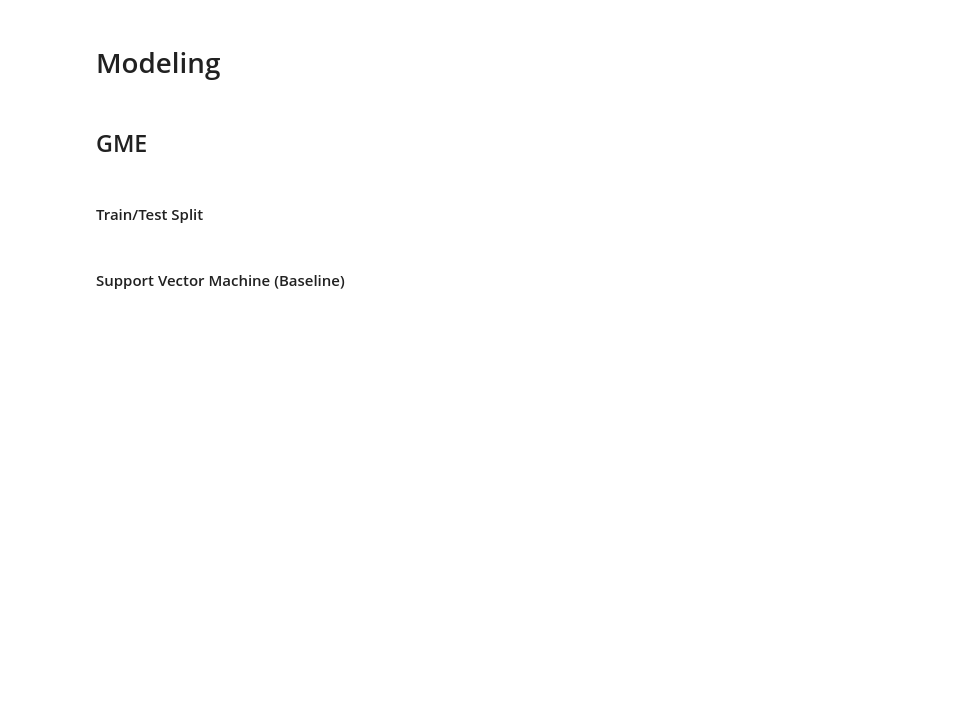
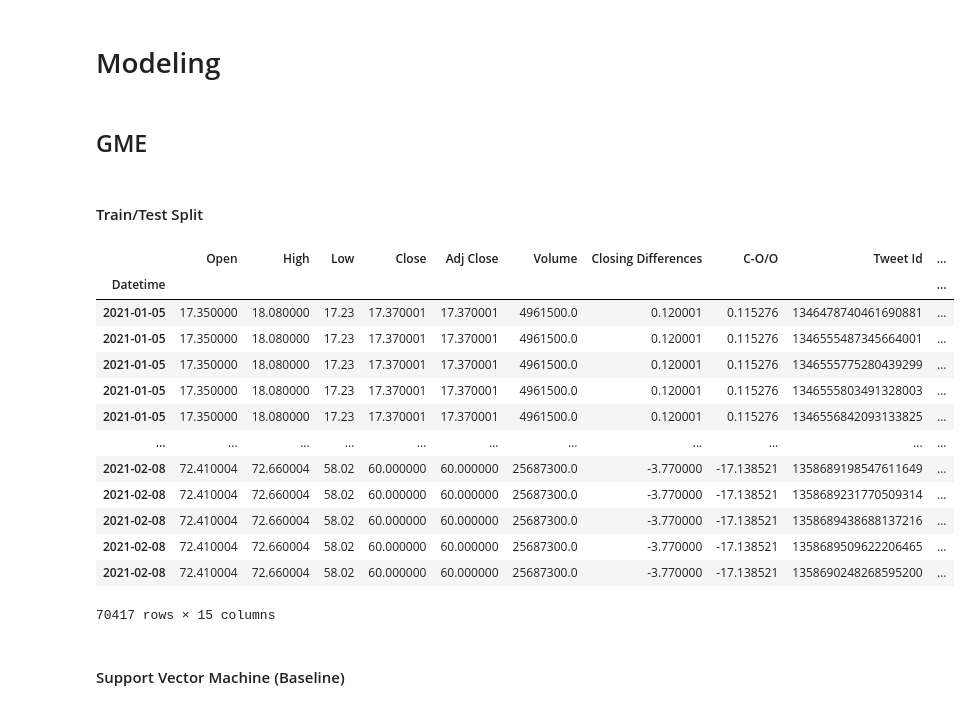
Before and after one commit to daanishali921/twitter_sentiment_stock_trend_predictor, a Jupyter notebook: scrap_book.ipynb, the cells around one changed output. Cells and saved outputs as stored; diff of their text form; code cells hidden in the pictures; blank space fills up the shorter version.

```diff
--- a/scrap_book.ipynb
+++ b/scrap_book.ipynb
@@ -338,8 +340,8 @@ from imblearn.over_sampling import SMOTE
 sampler = SMOTE(random_state=42)
 # %% [markdown]
 # Modeling
-# %% [markdown]
-## GME
+# %% [markdown]
+## GME
 # %% [markdown]
 #### Train/Test Split
 # %%
@@ -352,3 +354,20 @@ X_train, X_test, y_train, y_test = train_test_split(X, y, test_size=0.2, random_
+# %%
+X_train
+# %% [output]
+|  | Open | High | Low | Close | Adj Close | Volume | Closing Differences | C-O/O | Tweet Id | ... |
+| Datetime |  |  |  |  |  |  |  |  |  | ... |
+| 2021-01-05 | 17.350000 | 18.080000 | 17.23 | 17.370001 | 17.370001 | 4961500.0 | 0.120001 | 0.115276 | 1346478740461690881 | ... |
+| 2021-01-05 | 17.350000 | 18.080000 | 17.23 | 17.370001 | 17.370001 | 4961500.0 | 0.120001 | 0.115276 | 1346555487345664001 | ... |
+| 2021-01-05 | 17.350000 | 18.080000 | 17.23 | 17.370001 | 17.370001 | 4961500.0 | 0.120001 | 0.115276 | 1346555775280439299 | ... |
+| 2021-01-05 | 17.350000 | 18.080000 | 17.23 | 17.370001 | 17.370001 | 4961500.0 | 0.120001 | 0.115276 | 1346555803491328003 | ... |
+| 2021-01-05 | 17.350000 | 18.080000 | 17.23 | 17.370001 | 17.370001 | 4961500.0 | 0.120001 | 0.115276 | 1346556842093133825 | ... |
+| ... | ... | ... | ... | ... | ... | ... | ... | ... | ... | ... |
+| 2021-02-08 | 72.410004 | 72.660004 | 58.02 | 60.000000 | 60.000000 | 25687300.0 | -3.770000 | -17.138521 | 1358689198547611649 | ... |
+| 2021-02-08 | 72.410004 | 72.660004 | 58.02 | 60.000000 | 60.000000 | 25687300.0 | -3.770000 | -17.138521 | 1358689231770509314 | ... |
+| 2021-02-08 | 72.410004 | 72.660004 | 58.02 | 60.000000 | 60.000000 | 25687300.0 | -3.770000 | -17.138521 | 1358689438688137216 | ... |
+| 2021-02-08 | 72.410004 | 72.660004 | 58.02 | 60.000000 | 60.000000 | 25687300.0 | -3.770000 | -17.138521 | 1358689509622206465 | ... |
+| 2021-02-08 | 72.410004 | 72.660004 | 58.02 | 60.000000 | 60.000000 | 25687300.0 | -3.770000 | -17.138521 | 1358690248268595200 | ... |
+70417 rows × 15 columns
 # %% [markdown]
 #### Support Vector Machine (Baseline)
 # %%
```
Also changed, not shown: parts of 64 cells of this notebook.
